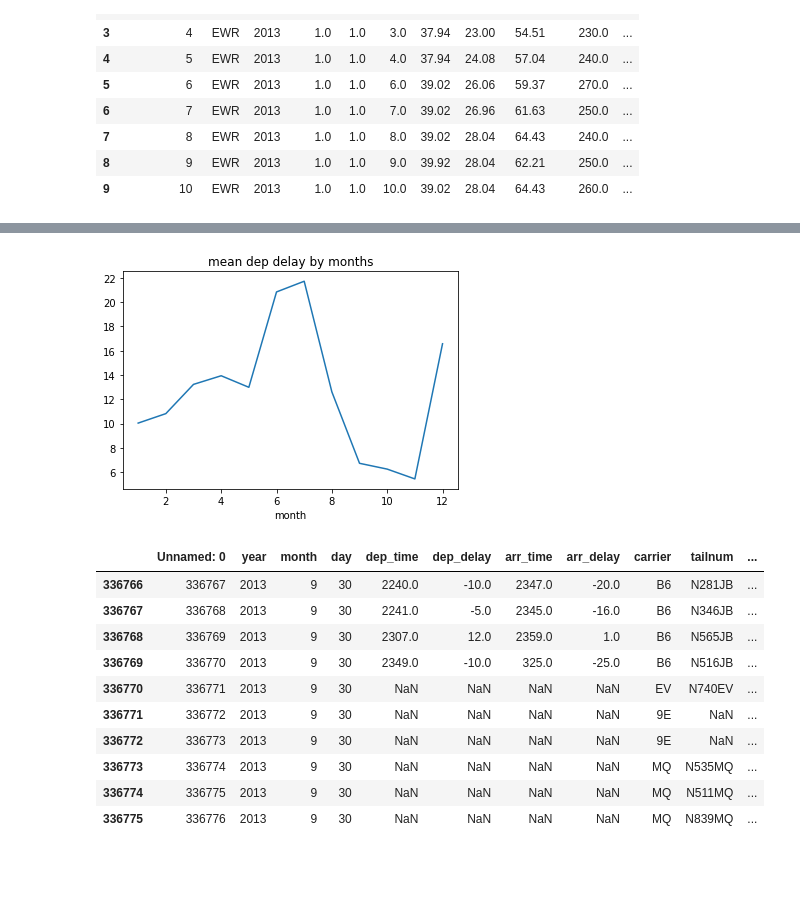
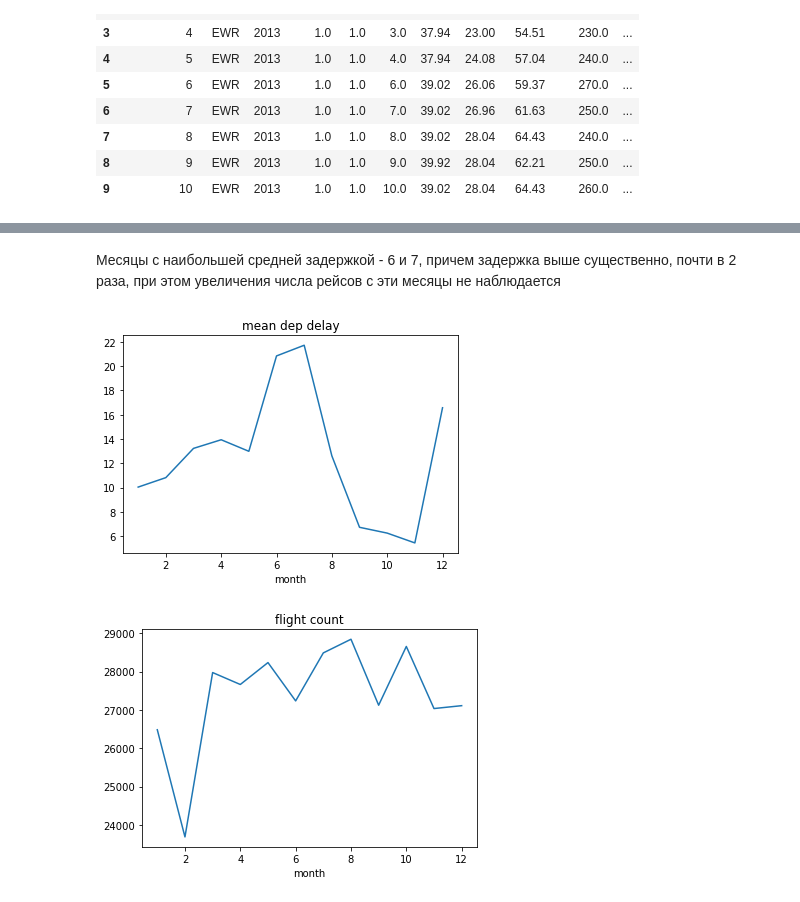
Before and after one commit to bulavkoEP/matprak, a Jupyter notebook: hometask_4.ipynb, the cells around one changed output, grey strips where cells are left out. Drawn from its saved outputs; the diff is of its cells as text; code cells hidden in the pictures; blank space fills up the shorter version.

```diff
--- a/hometask_4.ipynb
+++ b/hometask_4.ipynb
@@ -37,22 +44,14 @@ weather.head(10)
+# %% [markdown]
+Месяцы с наибольшей средней задержкой - 6 и 7, причем задержка выше существенно, почти в 2 раза, при этом увеличения числа рейсов с эти месяцы не наблюдается
 # %%
 df.groupby('month')['dep_delay'].mean().plot()
-plt.title("mean dep delay by months")
+plt.title("mean dep delay")
 plt.show()
+df.groupby('month')['dep_delay'].count().plot()
+plt.title("flight count")
+plt.show()
 # %% [output]
-[figure, old version]
+[figure, new version]
+[figure, added]
-# %%
-df.tail(10)
-# %% [output]
-|  | Unnamed: 0 | year | month | day | dep_time | dep_delay | arr_time | arr_delay | carrier | tailnum | ... |
-| 336766 | 336767 | 2013 | 9 | 30 | 2240.0 | -10.0 | 2347.0 | -20.0 | B6 | N281JB | ... |
-| 336767 | 336768 | 2013 | 9 | 30 | 2241.0 | -5.0 | 2345.0 | -16.0 | B6 | N346JB | ... |
-| 336768 | 336769 | 2013 | 9 | 30 | 2307.0 | 12.0 | 2359.0 | 1.0 | B6 | N565JB | ... |
-| 336769 | 336770 | 2013 | 9 | 30 | 2349.0 | -10.0 | 325.0 | -25.0 | B6 | N516JB | ... |
-| 336770 | 336771 | 2013 | 9 | 30 | NaN | NaN | NaN | NaN | EV | N740EV | ... |
-| 336771 | 336772 | 2013 | 9 | 30 | NaN | NaN | NaN | NaN | 9E | NaN | ... |
-| 336772 | 336773 | 2013 | 9 | 30 | NaN | NaN | NaN | NaN | 9E | NaN | ... |
-| 336773 | 336774 | 2013 | 9 | 30 | NaN | NaN | NaN | NaN | MQ | N535MQ | ... |
-| 336774 | 336775 | 2013 | 9 | 30 | NaN | NaN | NaN | NaN | MQ | N511MQ | ... |
-| 336775 | 336776 | 2013 | 9 | 30 | NaN | NaN | NaN | NaN | MQ | N839MQ | ... |
 # %%
 df['day_of_week'] = (df['day'] - 1) % 7 + 1
```
Also changed, not shown: parts of 26 cells of this notebook.
